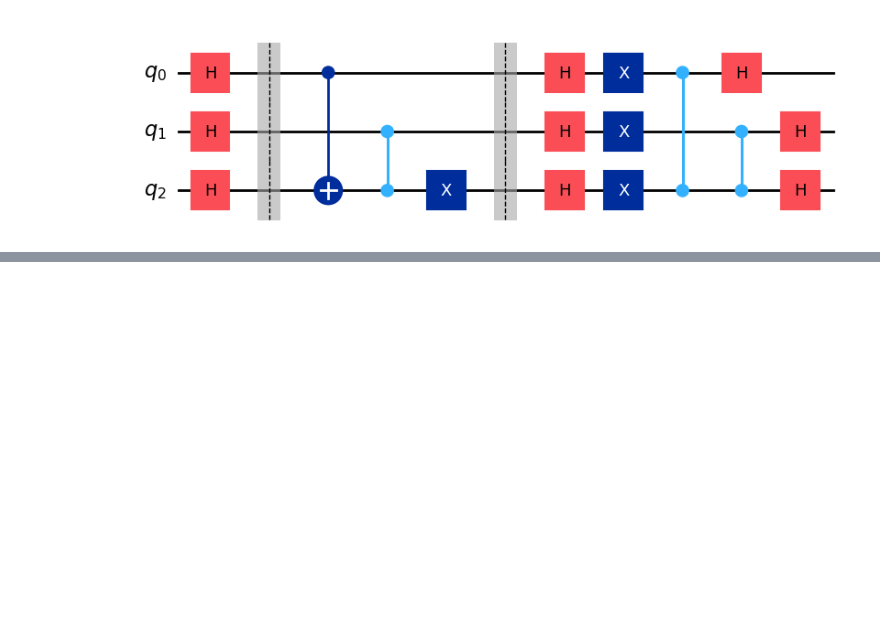
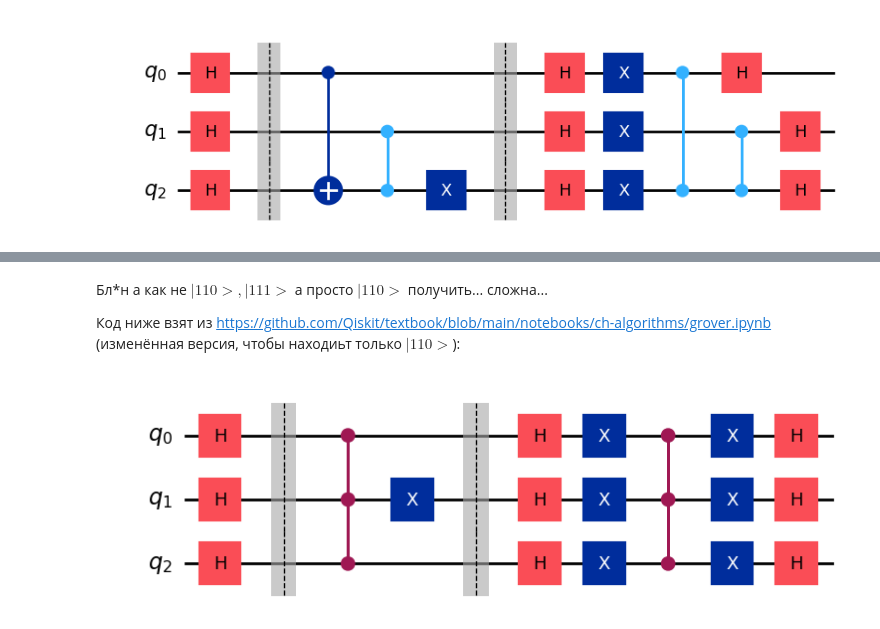
Before and after one commit to bakafox/shikimori, a Jupyter notebook: 13. Эволюция значений, Гровер.ipynb, the cells around one changed output, grey strips where cells are left out. Saved outputs shown, nothing was run; the diff lists cells and outputs as text; code cells hidden in the pictures; blank space fills up the shorter version.

```diff
--- a/13. Эволюция значений, Гровер.ipynb
+++ b/13. Эволюция значений, Гровер.ipynb
@@ -304,0 +303,43 @@ count_stats(qc)
+# %% [markdown]
+Бл\*н а как не $|110>, |111>$ а просто $|110>$ получить... сложна...
+
+Код ниже взят из https://github.com/Qiskit/textbook/blob/main/notebooks/ch-algorithms/grover.ipynb (изменённая версия, чтобы находиьт только $|110>$):
+# %%
+qc = QuantumCircuit(3)
+
+# Создаём суперпозиции из всех возможных вариантов
+qc.h(0)
+qc.h(1)
+qc.h(2)
+qc.barrier()
+
+# ОРАКУЛ ДЛЯ |110> (дежурное напоминание, что qiskit составляет
+# Кет-вектора завод наперёд, т.е. нам надо q0=0, q1=1, q2=1)
+
+qc.ccz(0, 1, 2) # Теперь применяем CCZ gate (если ВСЕ контрольные
+                # кубиты =1, то вентиль применяется, иначе нет)
+
+qc.x(1) # Инвертируем q0, чтобы условие стало: q0=0, q1=1, q2=1
+
+# В зависимости от нужного числа инвертируются разные кубиты,
+# например для 101 надо q1, для 010 надо q0 И q2 и так далее...
+qc.barrier()
+
+# ИНВЕРСИЯ ОТНОСИТЕЛЬНО СРЕДНЕГО
+qc.h(0)
+qc.h(1)
+qc.h(2)
+qc.x(0)
+qc.x(1)
+qc.x(2)
+qc.ccz(0, 1, 2)
+qc.x(0)
+qc.x(1)
+qc.x(2)
+qc.h(0)
+qc.h(1)
+qc.h(2)
+
+qc.draw('mpl')
+# %% [output]
+[figure, added]
```
Also changed, not shown: parts of 9 cells of this notebook.
